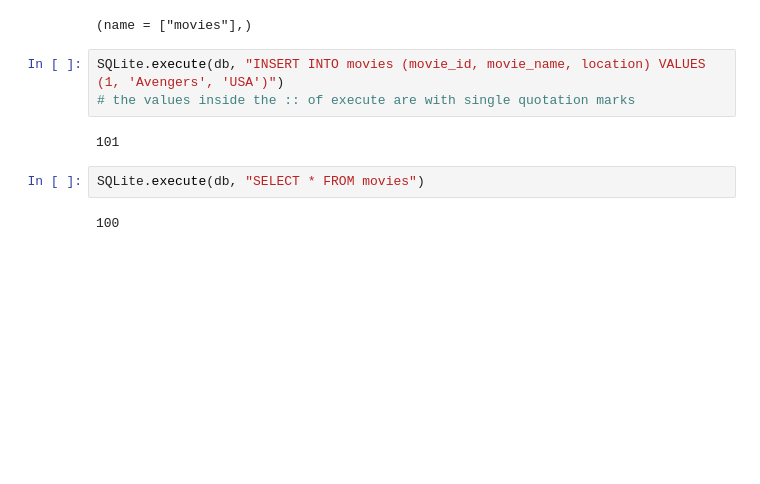
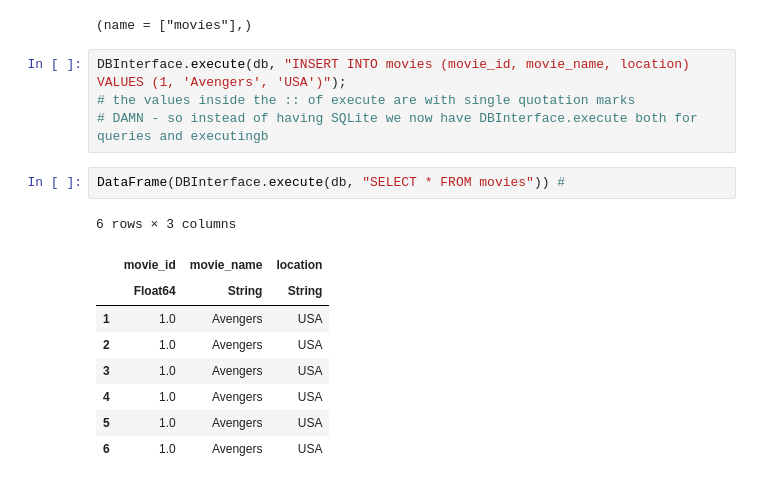
Before and after one commit to sakce/learn-julia, a Jupyter notebook: 1_LearnJulia.ipynb, the cells around one changed output. Drawn from its saved outputs; the diff is of its cells as text; blank space fills up the shorter version.

```diff
--- a/1_LearnJulia.ipynb
+++ b/1_LearnJulia.ipynb
@@ -910,11 +904,18 @@ SQLite.tables(db)
 # %% [output]
 (name = ["movies"],)
 # %%
-SQLite.execute(db, "INSERT INTO movies (movie_id, movie_name, location) VALUES (1, 'Avengers', 'USA')")
+DBInterface.execute(db, "INSERT INTO movies (movie_id, movie_name, location) VALUES (1, 'Avengers', 'USA')");
 # the values inside the :: of execute are with single quotation marks
+# DAMN - so instead of having SQLite we now have DBInterface.execute both for queries and executingb
-# %% [output]
-101
 # %%
-SQLite.execute(db, "SELECT * FROM movies")
+DataFrame(DBInterface.execute(db, "SELECT * FROM movies")) #
 # %% [output]
-100
+6 rows × 3 columns
+|  | movie_id | movie_name | location |
+|  | Float64 | String | String |
+| 1 | 1.0 | Avengers | USA |
+| 2 | 1.0 | Avengers | USA |
+| 3 | 1.0 | Avengers | USA |
+| 4 | 1.0 | Avengers | USA |
+| 5 | 1.0 | Avengers | USA |
+| 6 | 1.0 | Avengers | USA |
```
Also changed, not shown: parts of 35 cells of this notebook, 1 other file.
